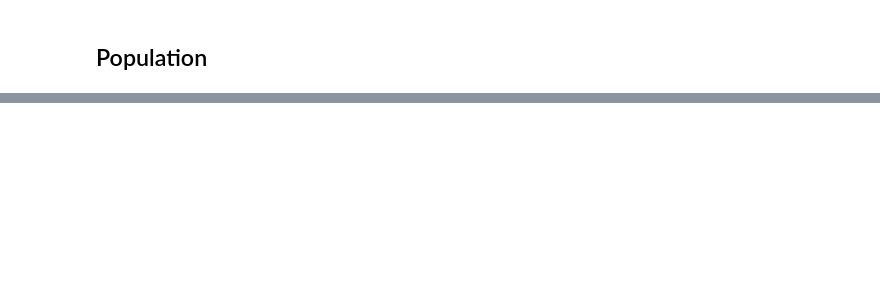
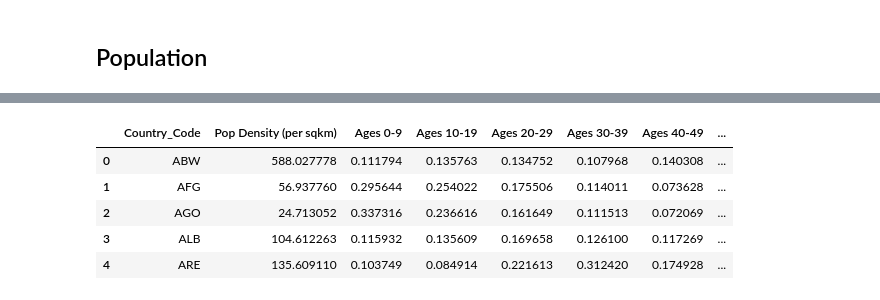
Before and after one commit to ellemonke/COVID-19, a Jupyter notebook: static/resources/demographics/population.ipynb, the cells around one changed output, grey strips where cells are left out. Cells and saved outputs as stored; diff of their text form; code cells hidden in the pictures; blank space fills up the shorter version.

```diff
--- a/static/resources/demographics/population.ipynb
+++ b/static/resources/demographics/population.ipynb
@@ -96,11 +57,12 @@ countries = regions_df['Country_Region']
 # %%
 # New empty dataframe
 population_df = pd.DataFrame(columns=['Country_Code',
-#                                       'Population', 'Pop Density',
                                       'Ages 0-9', 'Ages 10-19',
                                       'Ages 20-29', 'Ages 30-39',
                                       'Ages 40-49', 'Ages 50-59', 'Ages 60-69',
                                       'Ages 70-79', 'Ages 80+'])
+
+countries = regions_df['Country_Code']
 
 for i in range(len(countries)):
     try:
@@ -155,0 +79,5 @@ population_df
+# %%
+# Total Population
+population_df.set_index('Country_Code', inplace=True)
+population_df['Population Total'] = population_df.sum(axis=1, skipna=True)
+population_df.head()
@@ -155,0 +165,3 @@ population_df
+# %%
+population_df = pd.merge(pop_density, population_df, on='Country_Code', how='inner')
+population_df.head()
@@ -158,4 +189,0 @@ population_df
-# %%
-population_df2 = population_df.set_index('Country_Code')
-population_df2['Population Total'] = population_df2.sum(axis=1, skipna=True)
-population_df2
@@ -267,2 +190,31 @@ population_df2
+# %%
+pop_prcnt = pd.DataFrame(data=[], columns=population_df.columns)
+
+for row, index in population_df.iterrows():
+    pop_total = population_df.iloc[row,11]
+
+    pop_prcnt = pop_prcnt.append({
+        'Country_Code': population_df.iloc[row,0],
+        'Pop Density (per sqkm)':  population_df.iloc[row,1],
+        'Ages 0-9': population_df.iloc[row,2]/pop_total,
+        'Ages 10-19': population_df.iloc[row,3]/pop_total,
+        'Ages 20-29': population_df.iloc[row,4]/pop_total,
+        'Ages 30-39': population_df.iloc[row,5]/pop_total,
+        'Ages 40-49': population_df.iloc[row,6]/pop_total,
+        'Ages 50-59': population_df.iloc[row,7]/pop_total,
+        'Ages 60-69': population_df.iloc[row,8]/pop_total,
+        'Ages 70-79': population_df.iloc[row,9]/pop_total,
+        'Ages 80+': population_df.iloc[row,10]/pop_total,
+        'Population Total': pop_total,
+    }, ignore_index=True)
+
+pop_prcnt.head()
+# %% [output]
+|  | Country_Code | Pop Density (per sqkm) | Ages 0-9 | Ages 10-19 | Ages 20-29 | Ages 30-39 | Ages 40-49 | ... |
+| 0 | ABW | 588.027778 | 0.111794 | 0.135763 | 0.134752 | 0.107968 | 0.140308 | ... |
+| 1 | AFG | 56.937760 | 0.295644 | 0.254022 | 0.175506 | 0.114011 | 0.073628 | ... |
+| 2 | AGO | 24.713052 | 0.337316 | 0.236616 | 0.161649 | 0.111513 | 0.072069 | ... |
+| 3 | ALB | 104.612263 | 0.115932 | 0.135609 | 0.169658 | 0.126100 | 0.117269 | ... |
+| 4 | ARE | 135.609110 | 0.103749 | 0.084914 | 0.221613 | 0.312420 | 0.174928 | ... |
 # %%
 # Save CSV
```
Also changed, not shown: parts of 19 cells of this notebook, 28 other files.
